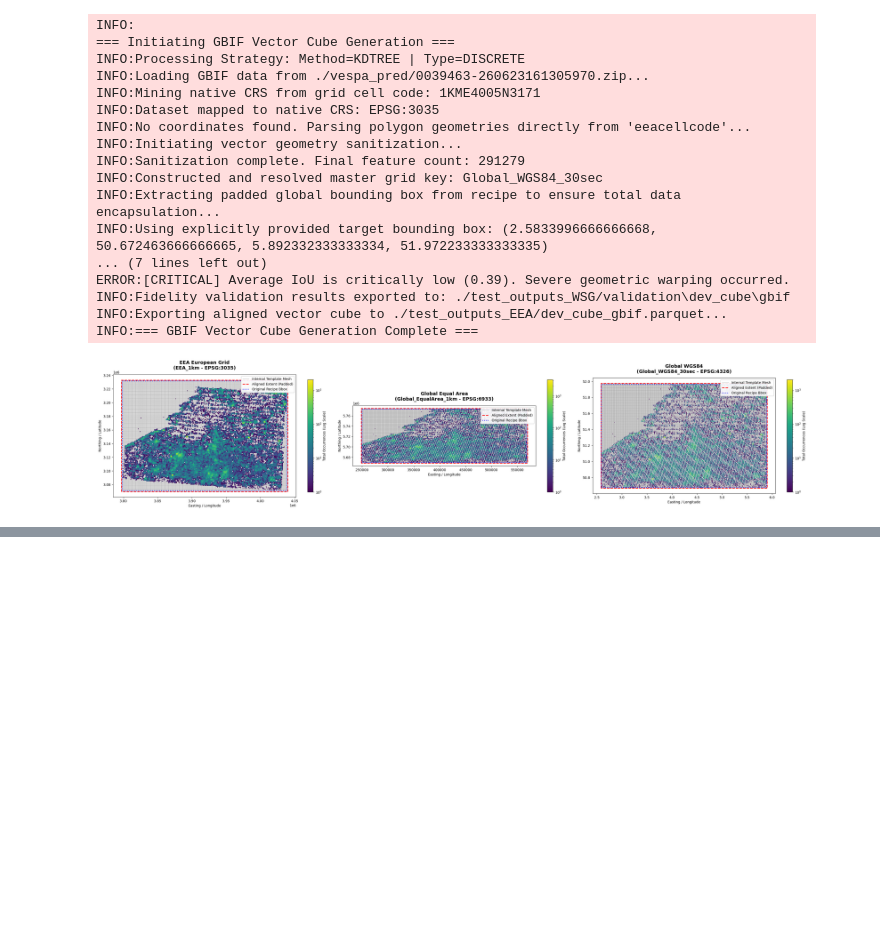
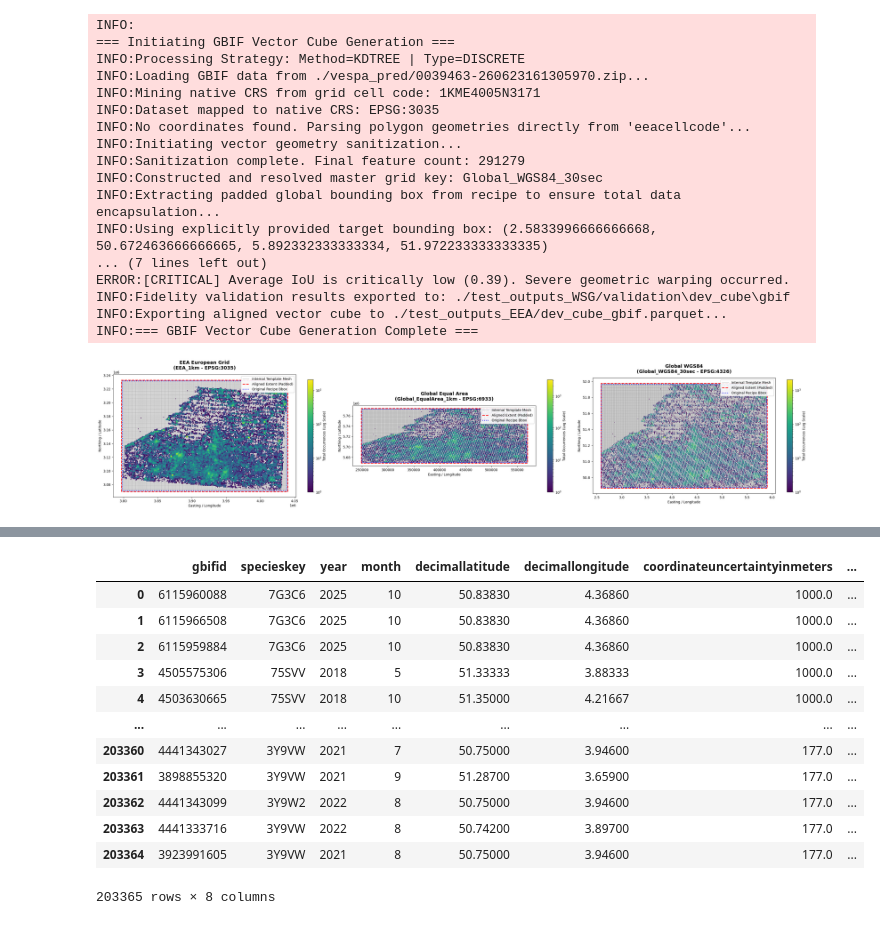
Before and after one commit to nbillietPM/BmC, a Jupyter notebook: scripts/gbif/gbif.ipynb, the cells around one changed output, grey strips where cells are left out. Saved outputs shown, nothing was run; the diff lists cells and outputs as text; code cells hidden in the pictures; blank space fills up the shorter version.

```diff
--- a/scripts/gbif/gbif.ipynb
+++ b/scripts/gbif/gbif.ipynb
@@ -870,0 +986,16 @@ plot_comparative_cubes(cube_dict, engine)
+# %%
+polygon_gdf
+# %% [output]
+|  | gbifid | specieskey | year | month | decimallatitude | decimallongitude | coordinateuncertaintyinmeters | ... |
+| 0 | 6115960088 | 7G3C6 | 2025 | 10 | 50.83830 | 4.36860 | 1000.0 | ... |
+| 1 | 6115966508 | 7G3C6 | 2025 | 10 | 50.83830 | 4.36860 | 1000.0 | ... |
+| 2 | 6115959884 | 7G3C6 | 2025 | 10 | 50.83830 | 4.36860 | 1000.0 | ... |
+| 3 | 4505575306 | 75SVV | 2018 | 5 | 51.33333 | 3.88333 | 1000.0 | ... |
+| 4 | 4503630665 | 75SVV | 2018 | 10 | 51.35000 | 4.21667 | 1000.0 | ... |
+| ... | ... | ... | ... | ... | ... | ... | ... | ... |
+| 203360 | 4441343027 | 3Y9VW | 2021 | 7 | 50.75000 | 3.94600 | 177.0 | ... |
+| 203361 | 3898855320 | 3Y9VW | 2021 | 9 | 51.28700 | 3.65900 | 177.0 | ... |
+| 203362 | 4441343099 | 3Y9W2 | 2022 | 8 | 50.75000 | 3.94600 | 177.0 | ... |
+| 203363 | 4441333716 | 3Y9VW | 2022 | 8 | 50.74200 | 3.89700 | 177.0 | ... |
+| 203364 | 3923991605 | 3Y9VW | 2021 | 8 | 50.75000 | 3.94600 | 177.0 | ... |
+203365 rows × 8 columns
```
Also changed, not shown: parts of 33 cells of this notebook, 2 other files.
